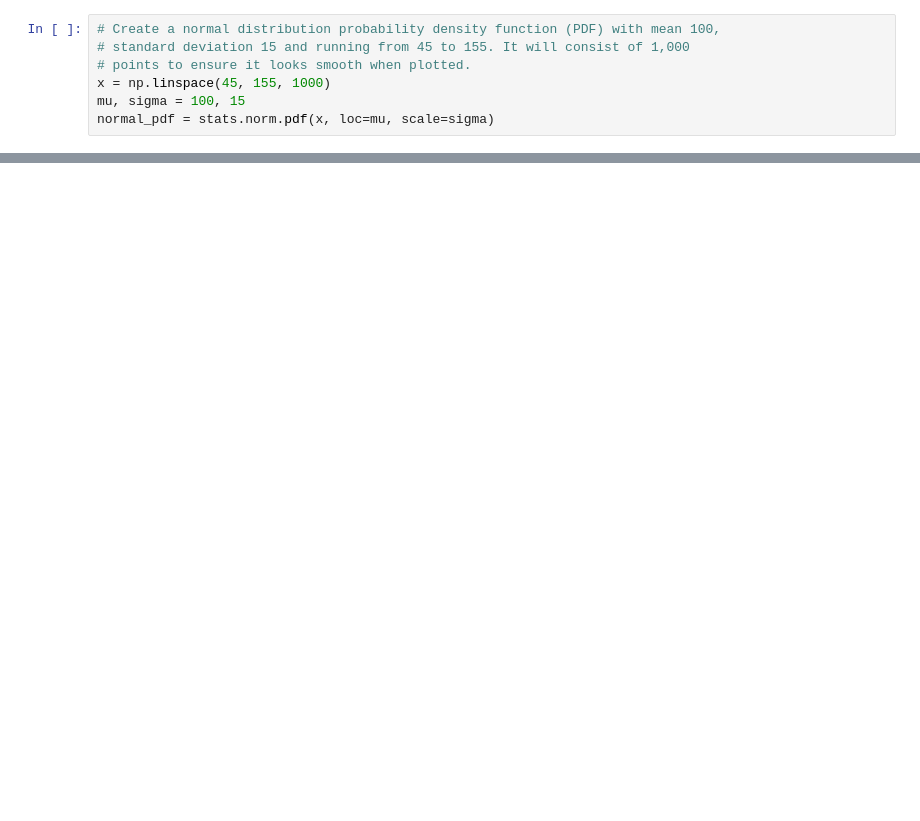
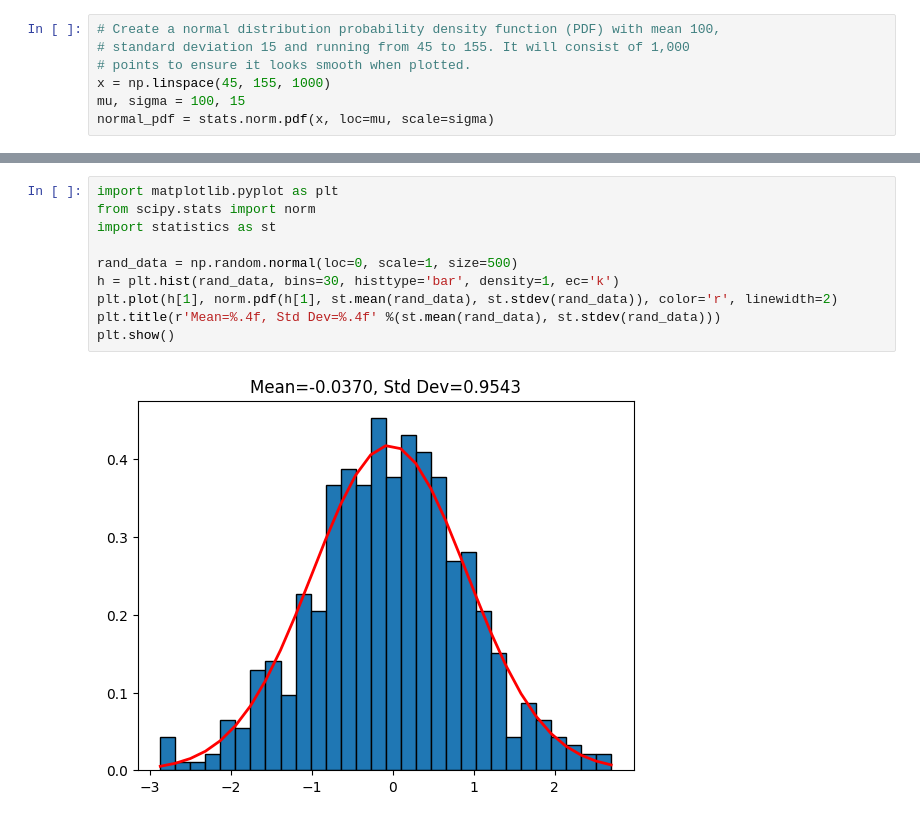
Before and after one commit to aspiringastro/nbaction, a Jupyter notebook: src/example/normal.ipynb, the cells around one changed output, grey strips where cells are left out. Saved outputs shown, nothing was run; the diff lists cells and outputs as text; blank space fills up the shorter version.

Commit message:
normal dist

```diff
--- a/src/example/normal.ipynb
+++ b/src/example/normal.ipynb
@@ -39,0 +48,12 @@ ax.set_title('Probability Density Function of a Normal Distribution')
+# %%
+import matplotlib.pyplot as plt
+from scipy.stats import norm
+import statistics as st
+
+rand_data = np.random.normal(loc=0, scale=1, size=500)
+h = plt.hist(rand_data, bins=30, histtype='bar', density=1, ec='k')
+plt.plot(h[1], norm.pdf(h[1], st.mean(rand_data), st.stdev(rand_data)), color='r', linewidth=2)
+plt.title(r'Mean=%.4f, Std Dev=%.4f' %(st.mean(rand_data), st.stdev(rand_data)))
+plt.show()
+# %% [output]
+[figure, added]
```
Also changed, not shown: parts of 3 cells of this notebook.
